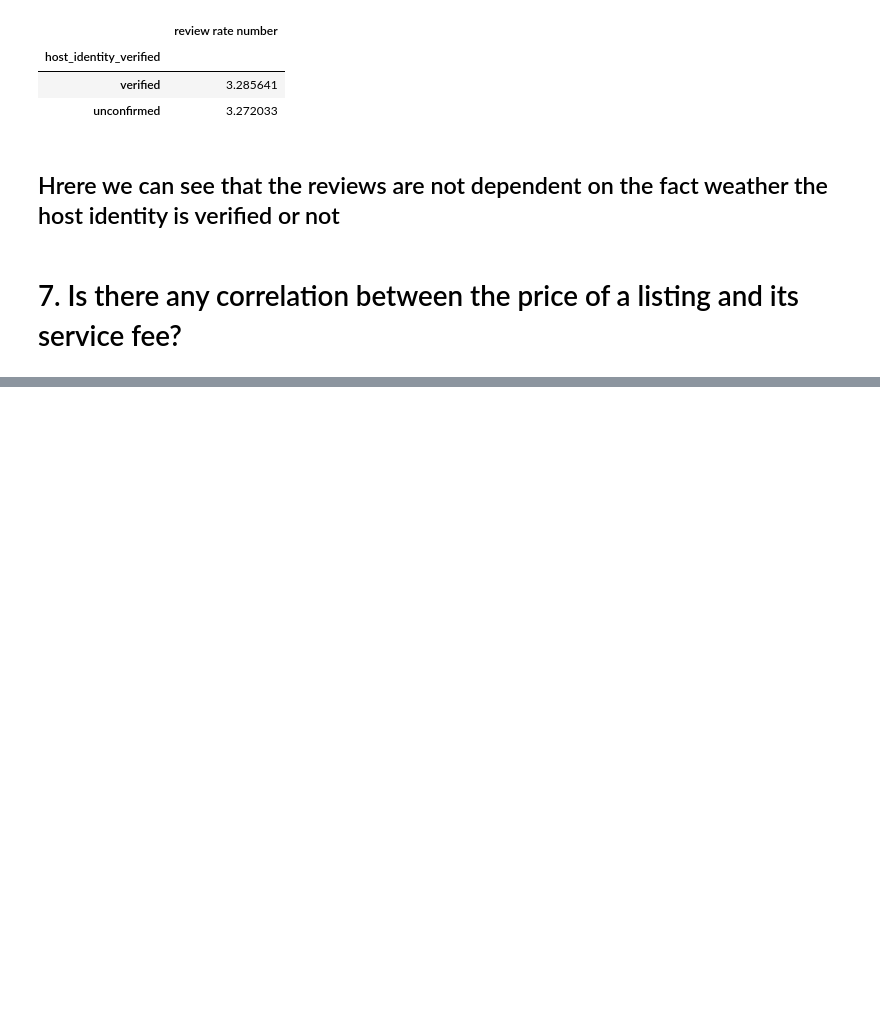
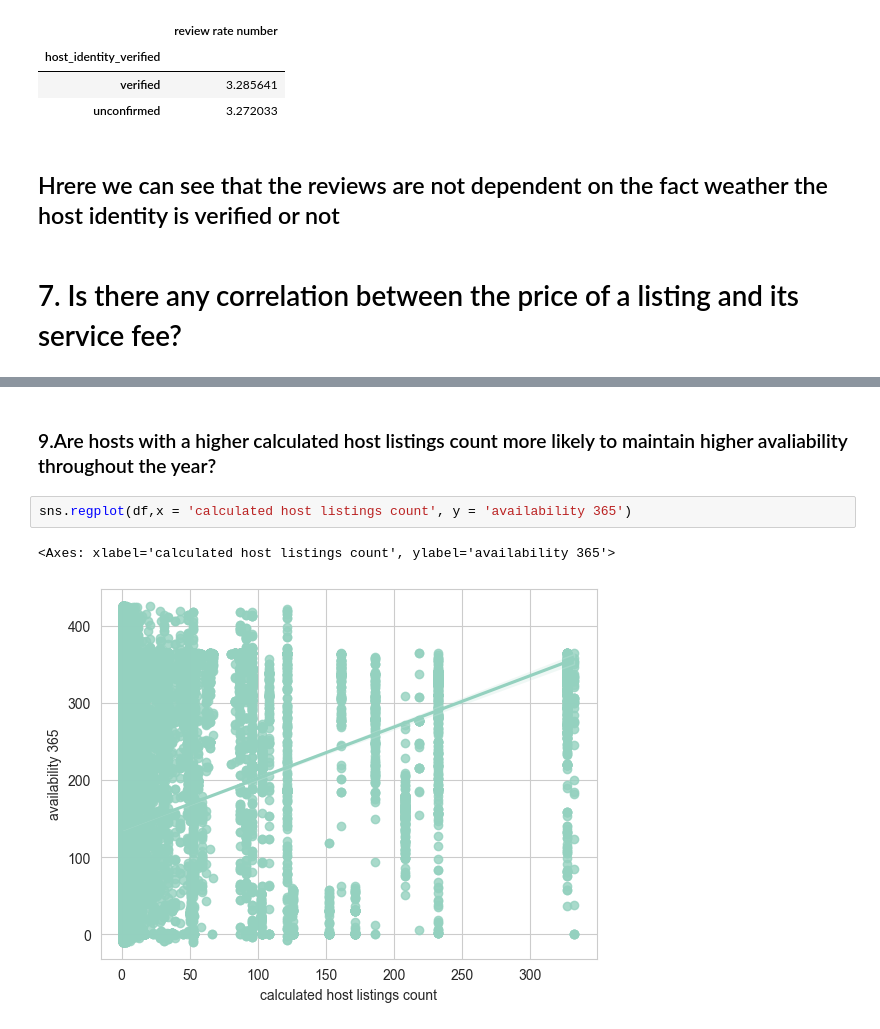
Before and after one commit to abhi-ram-M/VOIS_AICTE_Oct2025_Abhiram-Manepalli, a Jupyter notebook: Airbnb Hotel booking Analysis.ipynb, the cells around one changed output, grey strips where cells are left out. Saved outputs shown, nothing was run; the diff lists cells and outputs as text; blank space fills up the shorter version.

```diff
--- a/Airbnb Hotel booking Analysis.ipynb
+++ b/Airbnb Hotel booking Analysis.ipynb
@@ -302,0 +344,7 @@ review
+# %% [markdown]
+### 9.Are hosts with a higher calculated host listings count more likely to maintain higher avaliability throughout the year?
+# %%
+sns.regplot(df,x = 'calculated host listings count', y = 'availability 365')
+# %% [output]
+<Axes: xlabel='calculated host listings count', ylabel='availability 365'>
+[figure, added]
```
Also changed, not shown: parts of 6 cells of this notebook.
